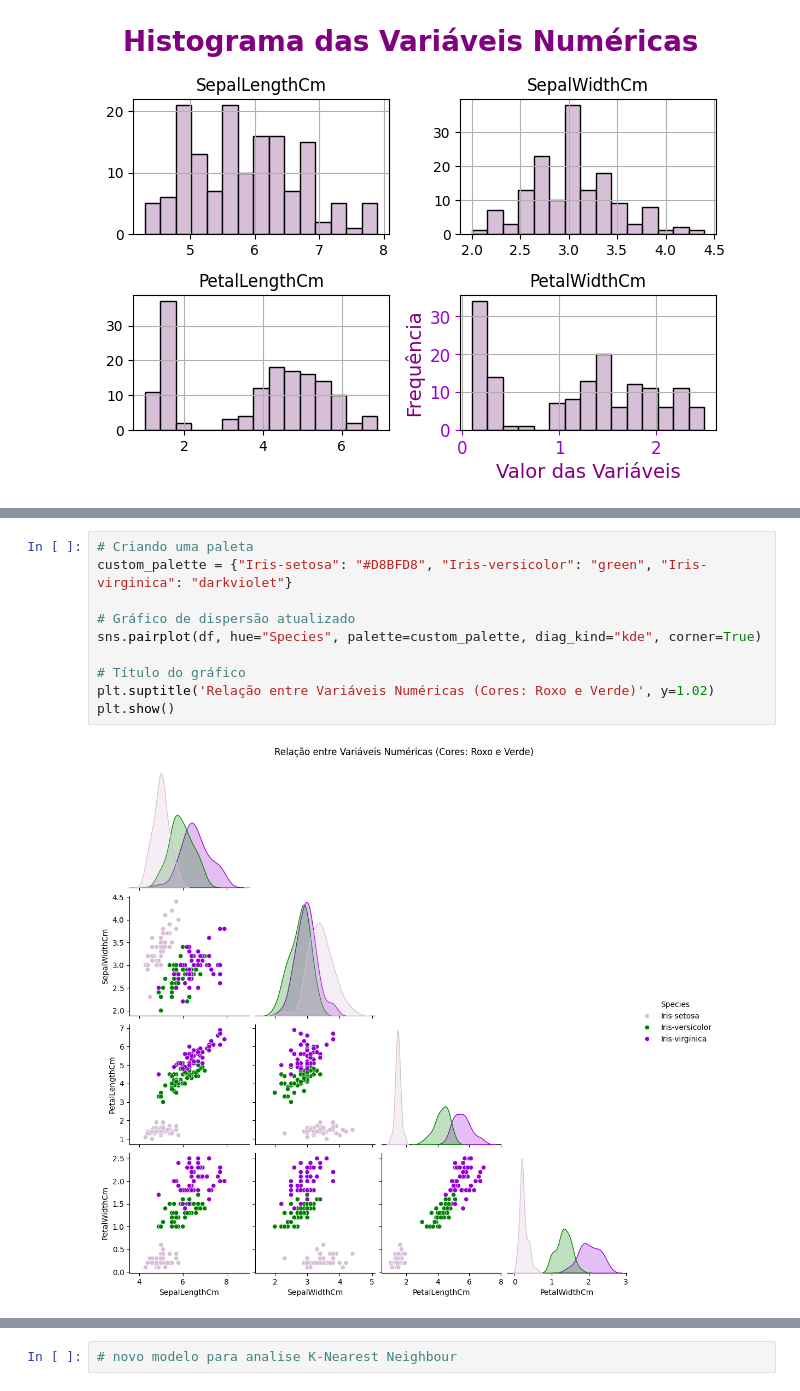
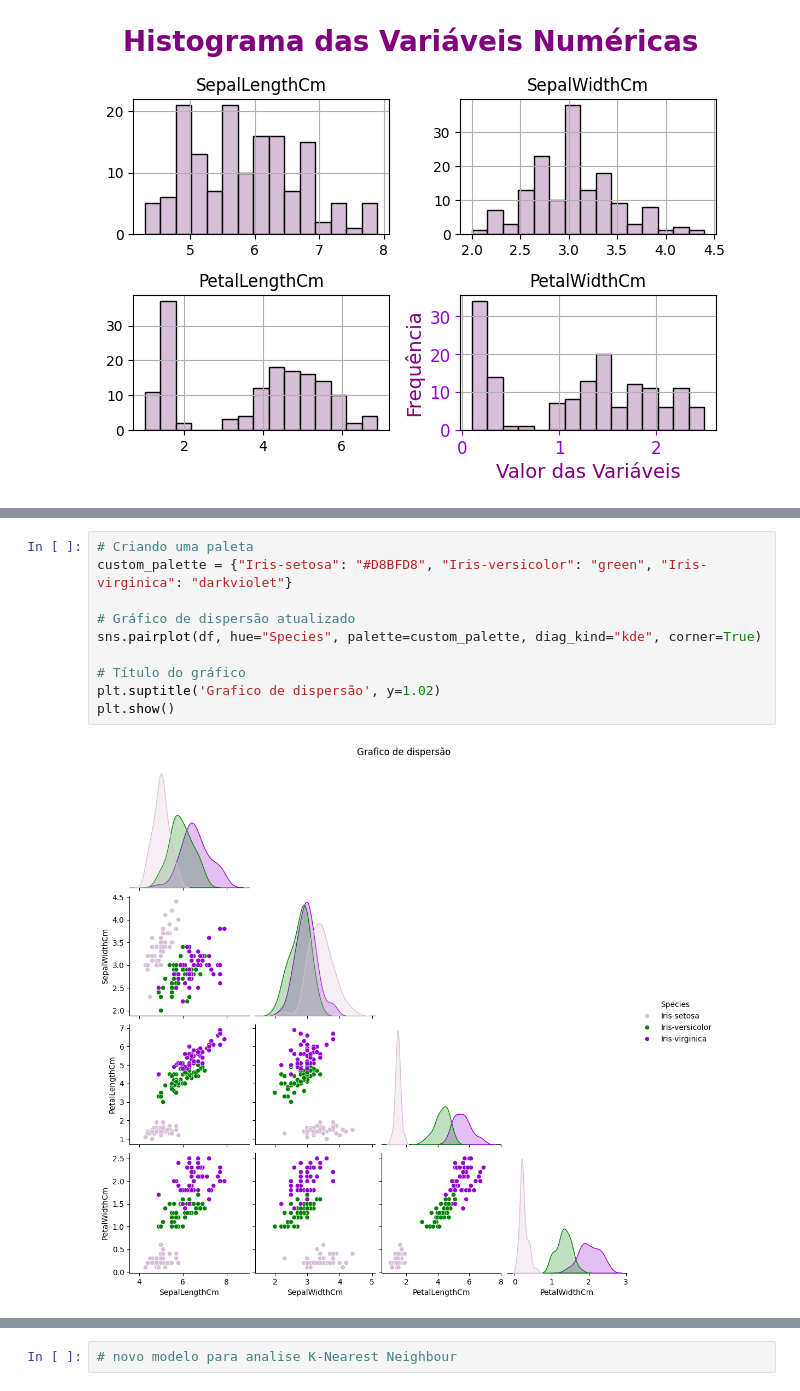
Before and after one commit to mdaefiol/clustering_classification, a Jupyter notebook: scripts/Atividade_ia.ipynb, the cells around one changed output, grey strips where cells are left out. Saved outputs shown, nothing was run; the diff lists cells and outputs as text.

Commit message:
att graficos

```diff
--- a/scripts/Atividade_ia.ipynb
+++ b/scripts/Atividade_ia.ipynb
@@ -147,15 +140,15 @@ plt.show()
 # %%
 # Criando uma paleta
 custom_palette = {"Iris-setosa": "#D8BFD8", "Iris-versicolor": "green", "Iris-virginica": "darkviolet"}
 
 # Gráfico de dispersão atualizado
 sns.pairplot(df, hue="Species", palette=custom_palette, diag_kind="kde", corner=True)
 
 # Título do gráfico
-plt.suptitle('Relação entre Variáveis Numéricas (Cores: Roxo e Verde)', y=1.02)
+plt.suptitle('Grafico de dispersão', y=1.02)
 plt.show()
 # %% [output]
-[figure, old version]
+[figure, new version]
 # %%
 # Separando a variável Species e as variáveis explicativas
 X = df.drop('Species', axis=1)
```
Also changed, not shown: parts of 9 cells of this notebook.
